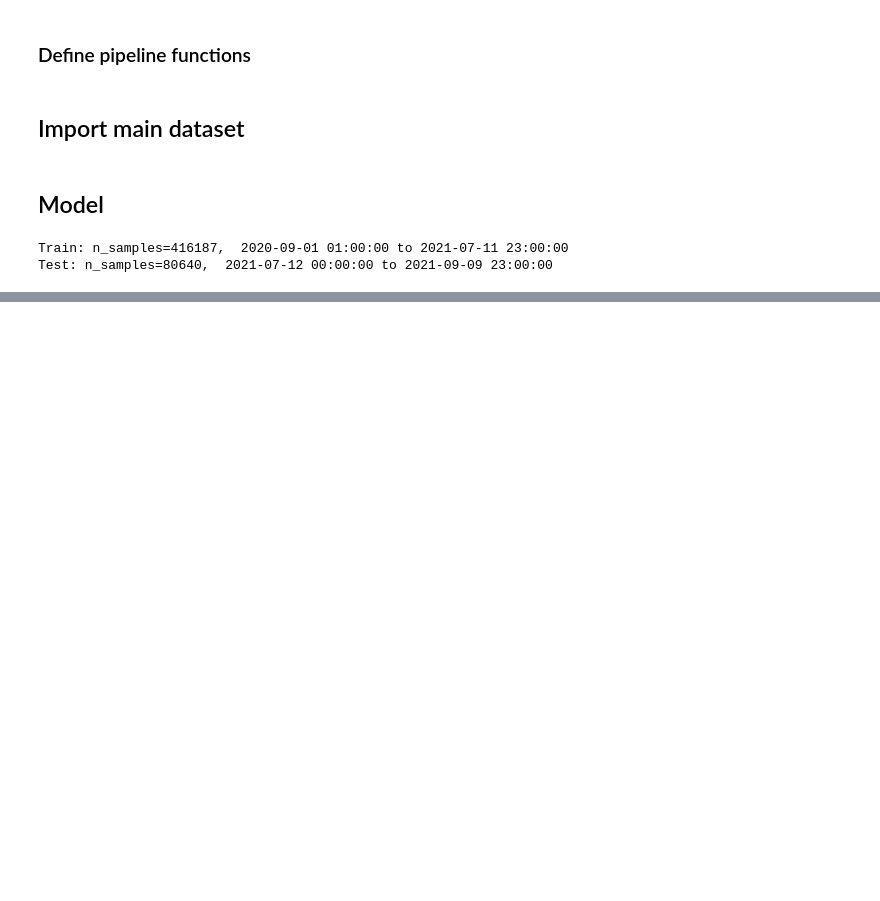
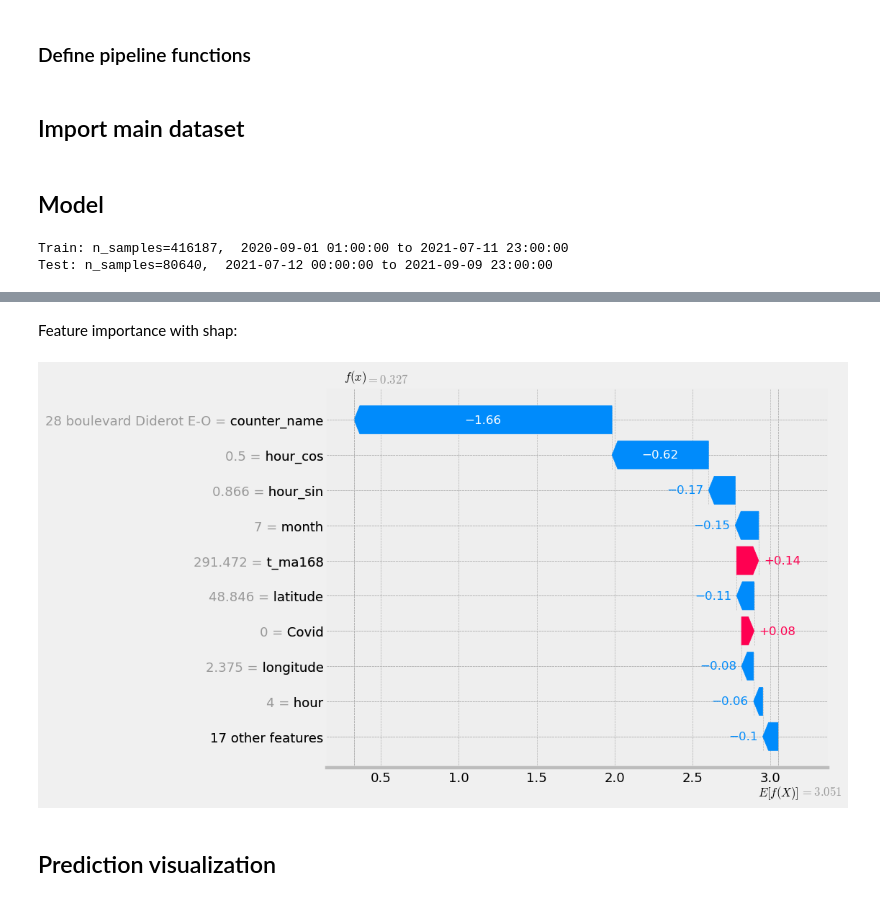
Before and after one commit to nicolamassari/bike_counters_team, a Jupyter notebook: Models/CatBoost.ipynb, the cells around one changed output, grey strips where cells are left out. Saved outputs shown, nothing was run; the diff lists cells and outputs as text; code cells hidden in the pictures; blank space fills up the shorter version.

```diff
--- a/Models/CatBoost.ipynb
+++ b/Models/CatBoost.ipynb
@@ -397,0 +415,13 @@ Test set, RMSE=0.64
+# %% [markdown]
+Feature importance with shap:
+# %%
+explainer = shap.Explainer(pipe.named_steps['regressor'])
+
+shap_values = explainer(full_encode(X_test))
+
+# visualize the first prediction's explanation
+shap.plots.waterfall(shap_values[0])
+# %% [output]
+[figure, added]
+# %% [markdown]
+## Prediction visualization
```
Also changed, not shown: parts of 11 cells of this notebook, 4 other files.
